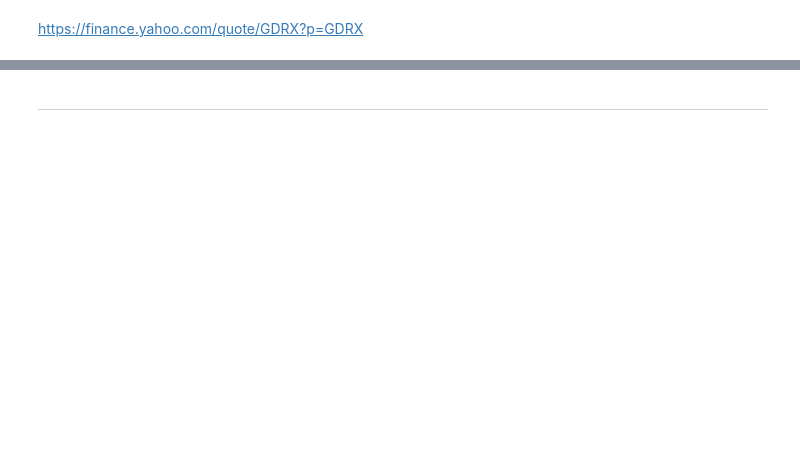
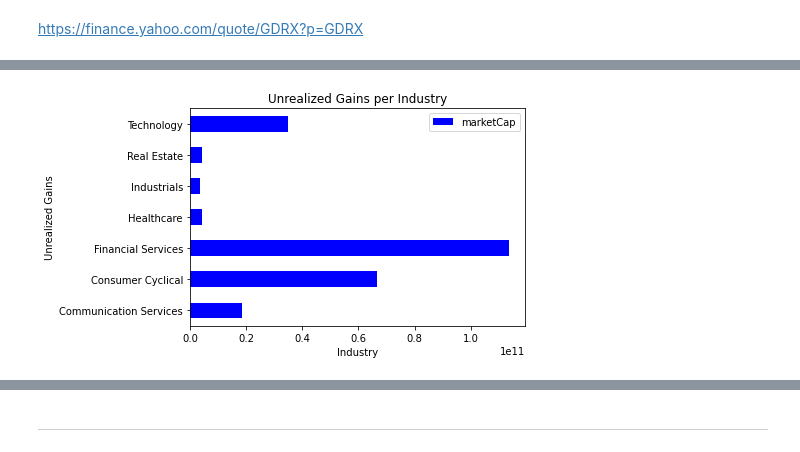
Before and after one commit to Robinhohocepied/Degiro_Portfolio_Dashboard, a Jupyter notebook: Degiro_Portfolio_Analysis.ipynb, the cells around one changed output, grey strips where cells are left out. Saved outputs shown, nothing was run; the diff lists cells and outputs as text; code cells hidden in the pictures; blank space fills up the shorter version.

```diff
--- a/Degiro_Portfolio_Analysis.ipynb
+++ b/Degiro_Portfolio_Analysis.ipynb
@@ -194,0 +418,2 @@ df.rename(columns=df.iloc[0])
+# %%
+porftolio_financials = portfolio_stock_df.merge(appended_data, how='left', on='symbol')
@@ -194,0 +432,14 @@ df.rename(columns=df.iloc[0])
+# %%
+porftolio_financials['unrealized_gains'] = round((porftolio_financials['price']-porftolio_financials['breakEvenPrice'])*porftolio_financials['size'],2)
+# %%
+#Group df by country
+country_df = porftolio_financials.groupby('country').agg({'pct_of_total': 'sum',
+                                    'value': 'sum',
+                                    'unrealized_gains': 'sum',
+                                    'marketCap': 'mean',
+                                    'ebitdaMargins': 'median',
+                                    'freeCashflow': 'mean',
+                                    'numberOfAnalystOpinions': 'sum',
+                                    'symbol': 'count',
+                                    'revenuePerShare': 'median'})
+country_df.head(20)
@@ -194,0 +455,5 @@ df.rename(columns=df.iloc[0])
+# %%
+#Reset index
+country_df.reset_index(inplace=True)
+country_df.rename(columns={"sector": "sector"}, inplace=True)
+country_df.head(5)
@@ -194,0 +467,12 @@ df.rename(columns=df.iloc[0])
+# %%
+country_df.plot(x ='sector', y='marketCap', kind = 'barh', color = 'blue',
+        title = 'Unrealized Gains per Industry',
+        legend = True)
+
+plt.title('Unrealized Gains per Industry')
+plt.ylabel('Unrealized Gains')
+plt.xlabel('Industry')
+
+plt.show()
+# %% [output]
+[figure, added]
```
Also changed, not shown: parts of 93 cells of this notebook, 2 other files.
